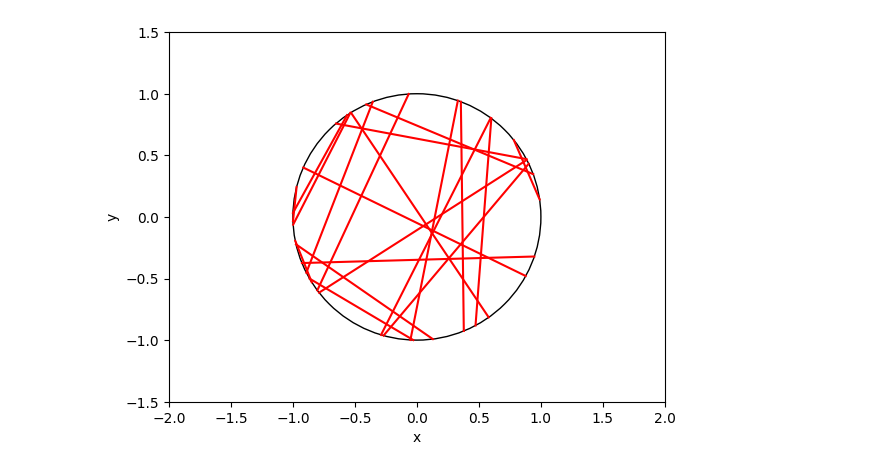
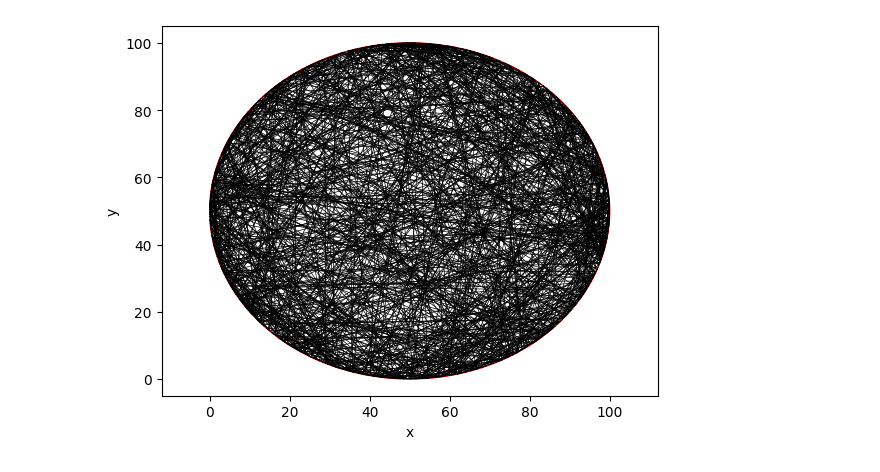
Before and after one commit to joshuamckean/prbx-code-jm, a Jupyter notebook: Bertrand's Paradox.ipynb, the cells around one changed output. Cells and saved outputs as stored; diff of their text form; code cells hidden in the pictures.

```diff
--- a/Bertrand's Paradox.ipynb
+++ b/Bertrand's Paradox.ipynb
@@ -1,11 +1,11 @@
 # %%
 import numpy as np
 import matplotlib.pyplot as plt
+
+tau = np.pi*2
+radius = 50
-# %%
-tau = np.pi*2
-radius = 1
 # %%
 def draw_segment(p1,p2):
     x1,x2 = p1[0], p2[0]
     y1,y2 = p1[1], p2[1]
-    plt.plot([x1,x2],[y1,y2],'k-',color='red')
+    plt.plot([x1,x2],[y1,y2],'black',linewidth='0.5')
@@ -14,21 +12,23 @@ circle = plt.Circle((0, 0), radius, color='black', fill=False)
 # %%
 chords = []
 
-for i in range(20):
+for i in range(1000):
     # generate random angles
     a1 = np.random.random() * tau
     a2 = np.random.random() * tau
     # generate points from angles
-    p1 = (np.cos(a1),np.sin(a1))
-    p2 = (np.cos(a2),np.sin(a2))
+    p1 = (radius * (np.cos(a1) + 1), radius * (np.sin(a1) + 1))
+    p2 = (radius * (np.cos(a2) + 1), radius * (np.sin(a2) + 1))
     chords.append((p1,p2))
 # %%
+circle = plt.Circle((radius, radius), radius, color='red', fill=False)
+
 fig, ax = plt.subplots()
 ax.set_xlabel('x'), ax.set_ylabel('y')
-ax.set_xlim((-2,2)), ax.set_ylim((-1.5, 1.5))
+ax.set_xlim((-12, radius * 2 + 12)), ax.set_ylim((-5, radius * 2 + 5))
 ax.add_artist(circle)
 
 for i in range(len(chords)):
     draw_segment(chords[i][0],chords[i][1])
 # %% [output]
-[figure, old version]
+[figure, new version]
```
Also changed, not shown: parts of 1 cell of this notebook.
